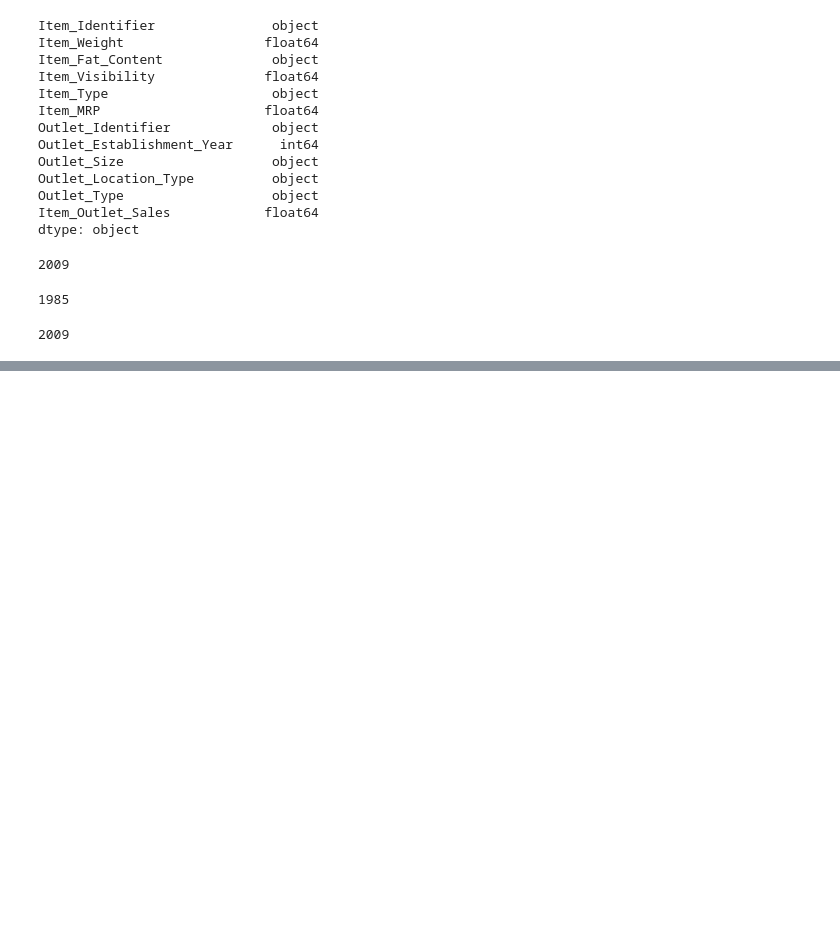
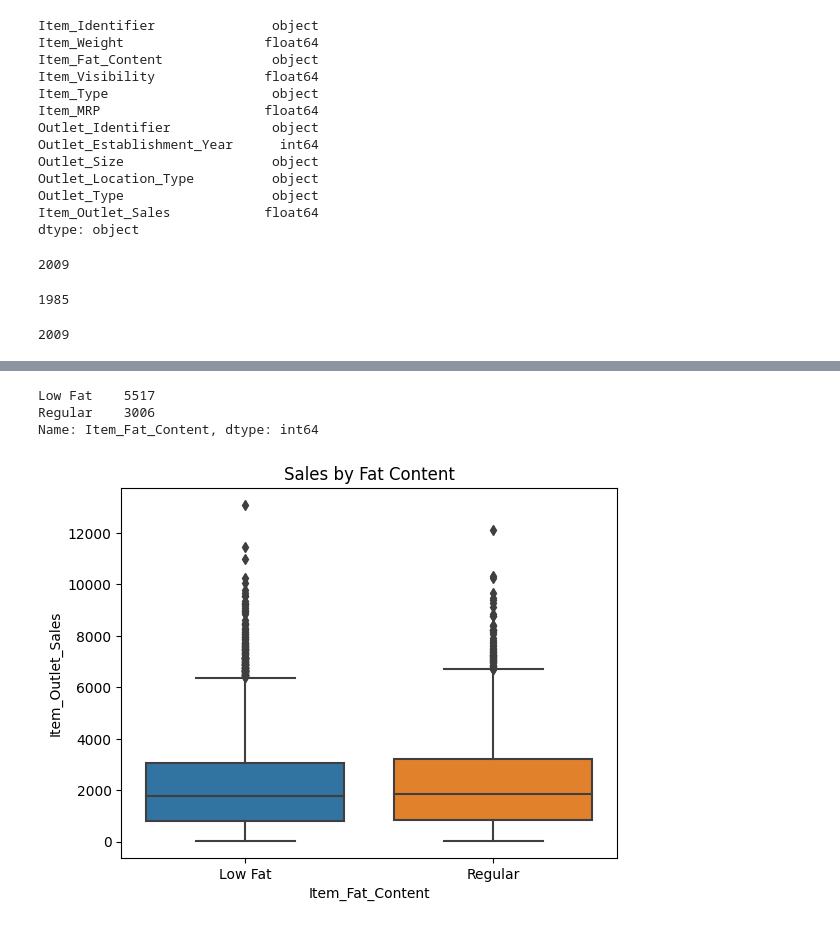
Before and after one commit to Desh86/Prediction-of-Product-Sales, a Jupyter notebook: Untitled2.ipynb, the cells around one changed output, grey strips where cells are left out. Cells and saved outputs as stored; diff of their text form; code cells hidden in the pictures; blank space fills up the shorter version.

```diff
--- a/Untitled2.ipynb
+++ b/Untitled2.ipynb
@@ -231,0 +280,15 @@ Outlet_Establishment_Year.max()
+# %%
+df['Item_Fat_Content'] = df['Item_Fat_Content'].replace({'LF':'Low Fat', 'low fat':'Low Fat', 'reg':'Regular'})
+df['Item_Fat_Content'].value_counts()
+# %% [output]
+Low Fat    5517
+Regular    3006
+Name: Item_Fat_Content, dtype: int64
+# %%
+#boxplot
+ax= sns.boxplot ( x = 'Item_Fat_Content', y = 'Item_Outlet_Sales', data = df)
+ax.set_title('Sales by Fat Content');
+
+#The data is symmetrical, tightly grouped, very few outlier values.
+# %% [output]
+[figure, added]
```
Also changed, not shown: parts of 12 cells of this notebook.
